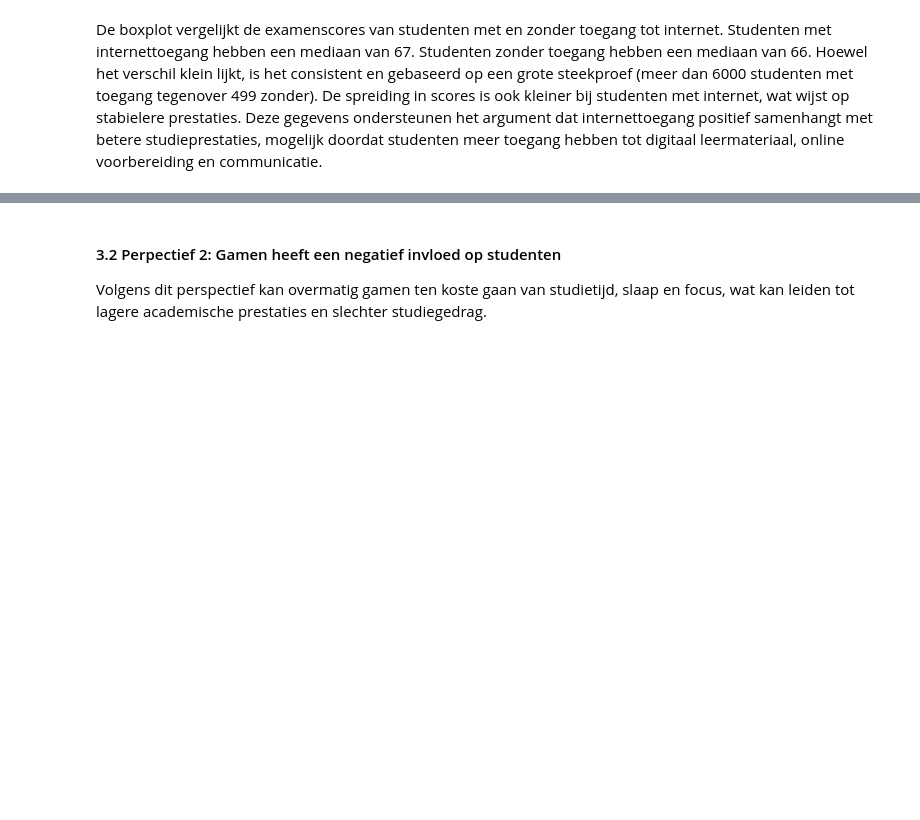
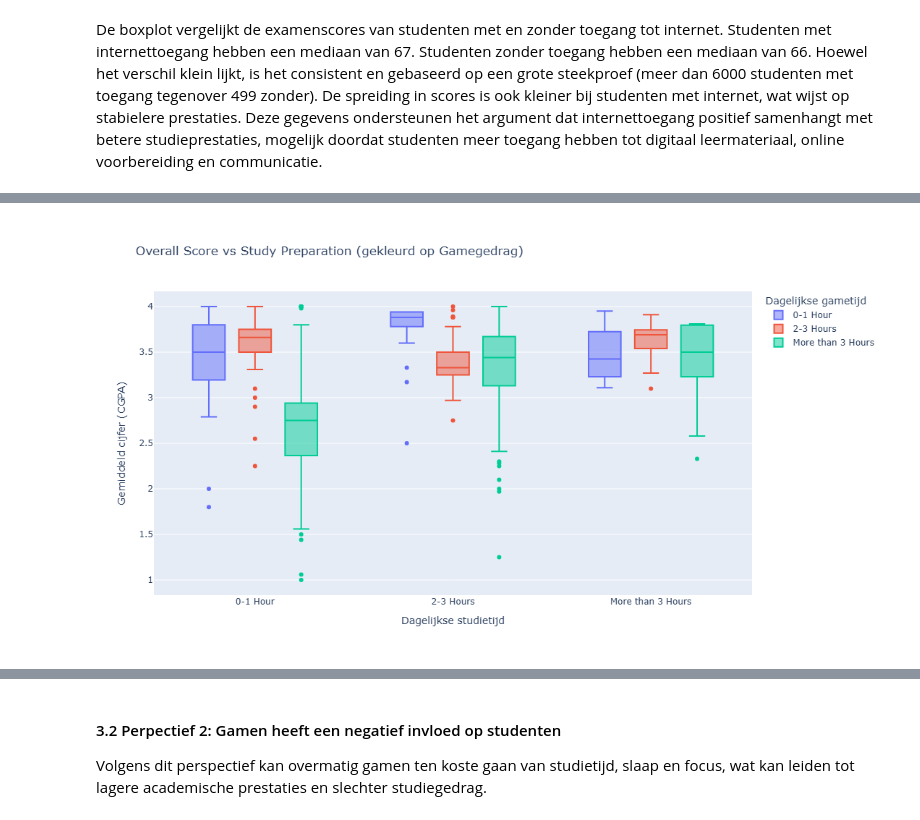
Before and after one commit to EfeKarataz/Information-Visualization-Group-7, a Jupyter notebook: Project/InfoVis_Drafts.ipynb, the cells around one changed output, grey strips where cells are left out. Cells and saved outputs as stored; diff of their text form; code cells hidden in the pictures; blank space fills up the shorter version.

```diff
--- a/Project/InfoVis_Drafts.ipynb
+++ b/Project/InfoVis_Drafts.ipynb
@@ -106,2 +139,40 @@ Studenten met meerdere jaren game-ervaring vertonen hogere aanwezigheid en beter
 
 Studenten die matig gamen (bijvoorbeeld 0-1 uur per dag) behalen gemiddeld hogere cijfers dan studenten die helemaal niet gamen.
+# %%
+df2 = pd.read_csv("ResearchInformation3.csv")
+
+# Houd alleen relevante kolommen over
+df2_clean = df2[["Preparation", "Gaming", "Overall"]].dropna().copy()
+
+# Standaardiseer de ordinale categorieën
+prep_order = ["0-1 Hour", "2-3 Hours", "More than 3 Hours"]
+game_order = ["0-1 Hour", "2-3 Hours", "More than 3 Hours"]
+
+df2_clean = df2_clean[df2_clean["Preparation"].isin(prep_order)]
+df2_clean["Preparation"] = pd.Categorical(df2_clean["Preparation"], categories=prep_order, ordered=True)
+
+df2_clean = df2_clean[df2_clean["Gaming"].isin(game_order)]
+df2_clean["Gaming"] = pd.Categorical(df2_clean["Gaming"], categories=game_order, ordered=True)
+
+# Maak de boxplot
+fig = px.box(
+    df2_clean,
+    x="Preparation",
+    y="Overall",
+    color="Gaming",
+    title="Overall Score vs Study Preparation (gekleurd op Gamegedrag)",
+    labels={
+        "Preparation": "Dagelijkse studietijd",
+        "Overall": "Gemiddeld cijfer (CGPA)",
+        "Gaming": "Dagelijkse gametijd"
+    },
+    category_orders={
+        "Preparation": prep_order,
+        "Gaming": game_order
+    },
+    height= 600
+)
+
+fig.show()
+# %% [output]
+[figure, added]
```
Also changed, not shown: parts of 9 cells of this notebook.
